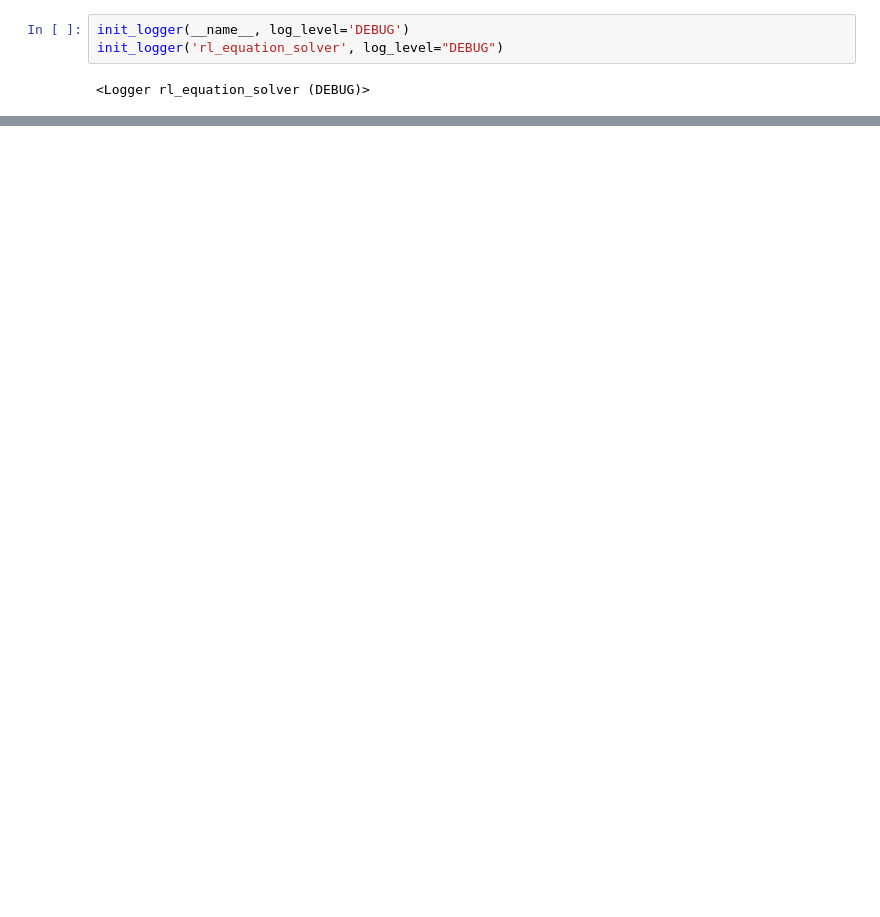
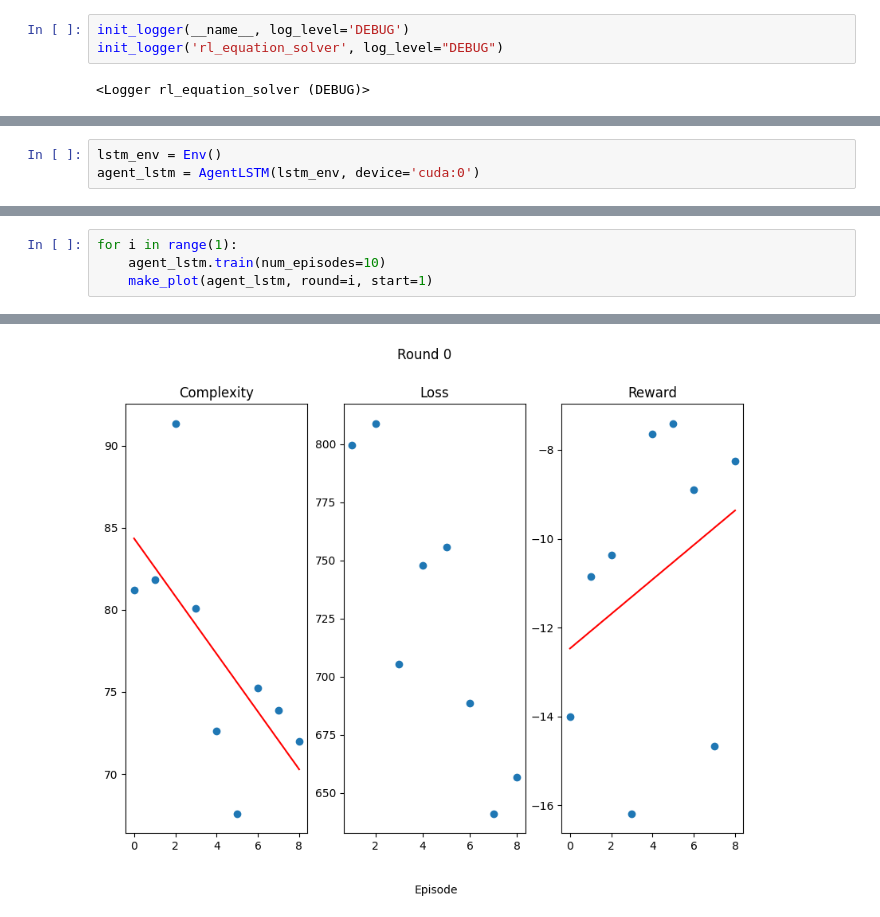
Before and after one commit to bnb32/RL-equation-solver, a Jupyter notebook: rl_equation_solver/dev/train_and_plot.ipynb, the cells around one changed output, grey strips where cells are left out. Saved outputs shown, nothing was run; the diff lists cells and outputs as text; blank space fills up the shorter version.

```diff
--- a/rl_equation_solver/dev/train_and_plot.ipynb
+++ b/rl_equation_solver/dev/train_and_plot.ipynb
@@ -98,0 +124,3 @@ nx.draw(env.state_graph, labels=env.node_labels)
+# %%
+lstm_env = Env()
+agent_lstm = AgentLSTM(lstm_env, device='cuda:0')
@@ -98,0 +129,5 @@ nx.draw(env.state_graph, labels=env.node_labels)
+# %%
+for i in range(1):
+    agent_lstm.train(num_episodes=10)
+    make_plot(agent_lstm, round=i, start=1)
+# %% [output]
@@ -98,0 +151 @@ nx.draw(env.state_graph, labels=env.node_labels)
+[figure, added]
```
Also changed, not shown: parts of 13 cells of this notebook, 8 other files.
